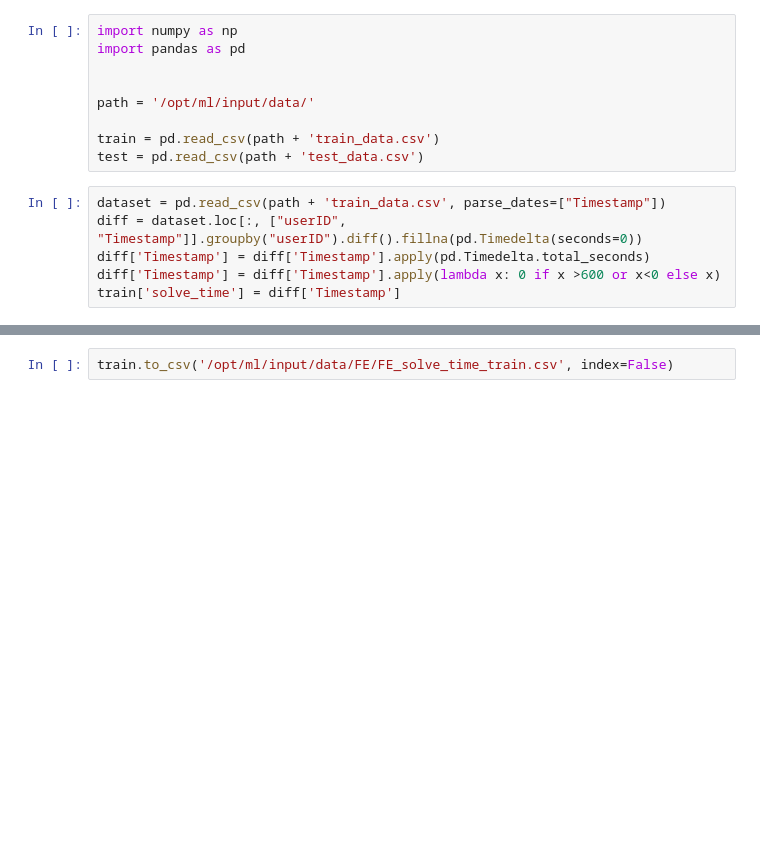
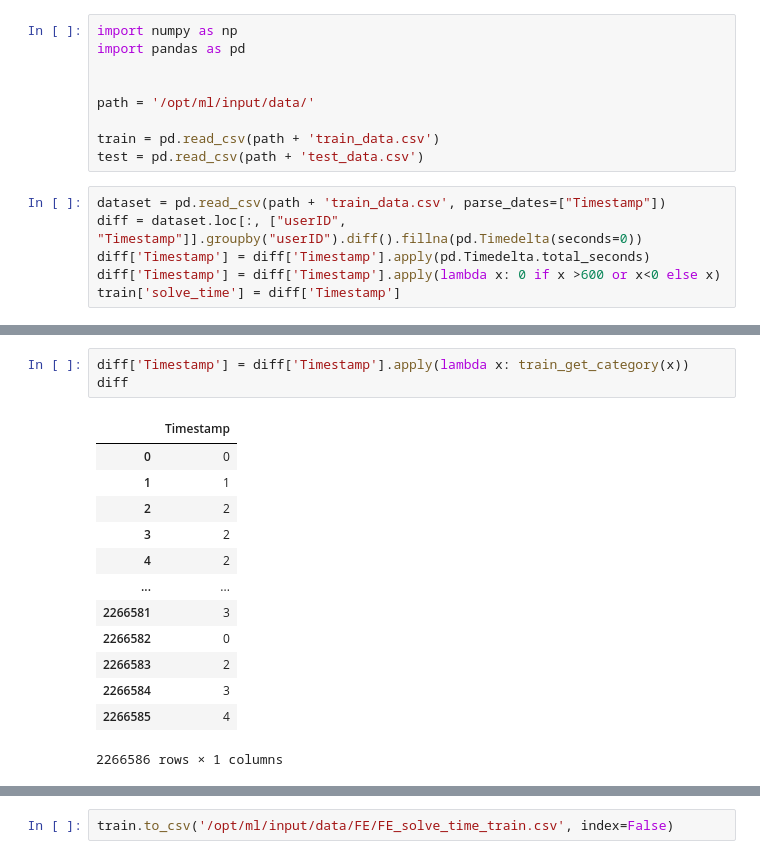
Before and after one commit to boostcampaitech4lv23recsys1/level2_dkt_recsys-level2-recsys-04, a Jupyter notebook: EDA/FE_solve_time.ipynb, the cells around one changed output, grey strips where cells are left out. Cells and saved outputs as stored; diff of their text form; blank space fills up the shorter version.

```diff
--- a/EDA/FE_solve_time.ipynb
+++ b/EDA/FE_solve_time.ipynb
@@ -15,0 +44,17 @@ train['solve_time'] = diff['Timestamp']
+# %%
+diff['Timestamp'] = diff['Timestamp'].apply(lambda x: train_get_category(x))
+diff
+# %% [output]
+|  | Timestamp |
+| 0 | 0 |
+| 1 | 1 |
+| 2 | 2 |
+| 3 | 2 |
+| 4 | 2 |
+| ... | ... |
+| 2266581 | 3 |
+| 2266582 | 0 |
+| 2266583 | 2 |
+| 2266584 | 3 |
+| 2266585 | 4 |
+2266586 rows × 1 columns
```
Also changed, not shown: parts of 6 cells of this notebook, 2 other files.
